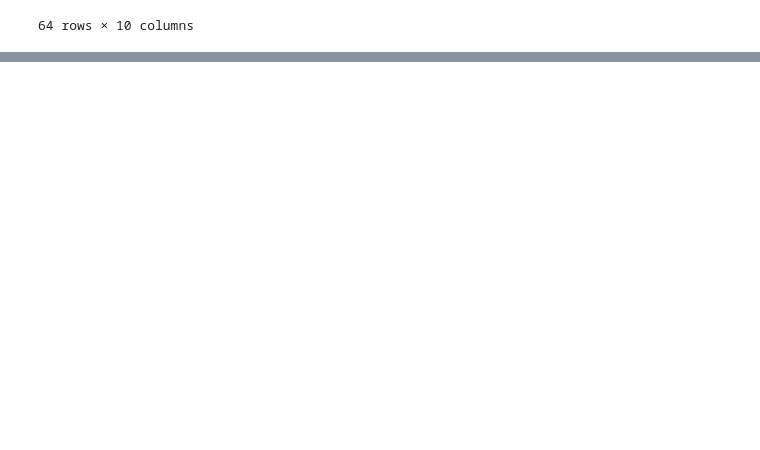
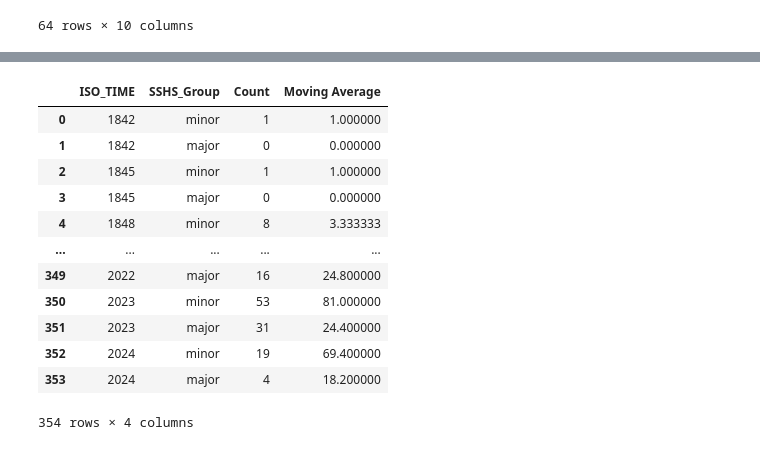
Before and after one commit to jgreene114/INFO4310-FP, a Jupyter notebook: EDA.ipynb, the cells around one changed output, grey strips where cells are left out. Cells and saved outputs as stored; diff of their text form; code cells hidden in the pictures; blank space fills up the shorter version.

```diff
--- a/EDA.ipynb
+++ b/EDA.ipynb
@@ -66,0 +160,23 @@ katrinaDf
+# %%
+result['SSHS_Group'] = pd.cut(result['USA_SSHS'], bins=[-float('inf'), 2, float('inf')], labels=['minor', 'major'])
+counts = result.groupby(['ISO_TIME', 'SSHS_Group']).size().reset_index(name='Count')
+window_size = 5
+counts['Moving Average'] = counts.groupby('SSHS_Group')['Count'].transform(
+    lambda x: x.rolling(window_size, min_periods=1).mean()
+)
+# %%
+counts
+# %% [output]
+|  | ISO_TIME | SSHS_Group | Count | Moving Average |
+| 0 | 1842 | minor | 1 | 1.000000 |
+| 1 | 1842 | major | 0 | 0.000000 |
+| 2 | 1845 | minor | 1 | 1.000000 |
+| 3 | 1845 | major | 0 | 0.000000 |
+| 4 | 1848 | minor | 8 | 3.333333 |
+| ... | ... | ... | ... | ... |
+| 349 | 2022 | major | 16 | 24.800000 |
+| 350 | 2023 | minor | 53 | 81.000000 |
+| 351 | 2023 | major | 31 | 24.400000 |
+| 352 | 2024 | minor | 19 | 69.400000 |
+| 353 | 2024 | major | 4 | 18.200000 |
+354 rows × 4 columns
```
Also changed, not shown: parts of 15 cells of this notebook, 3 other files.
